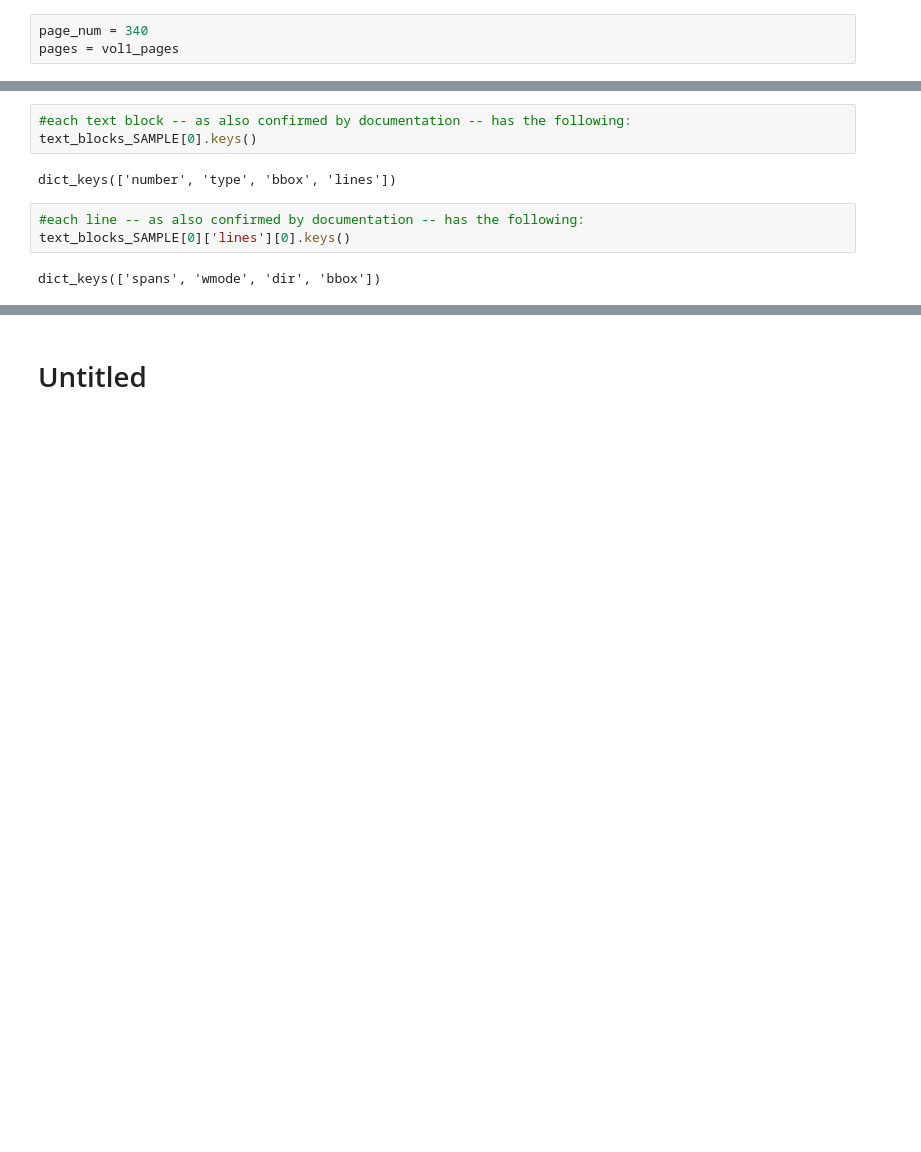
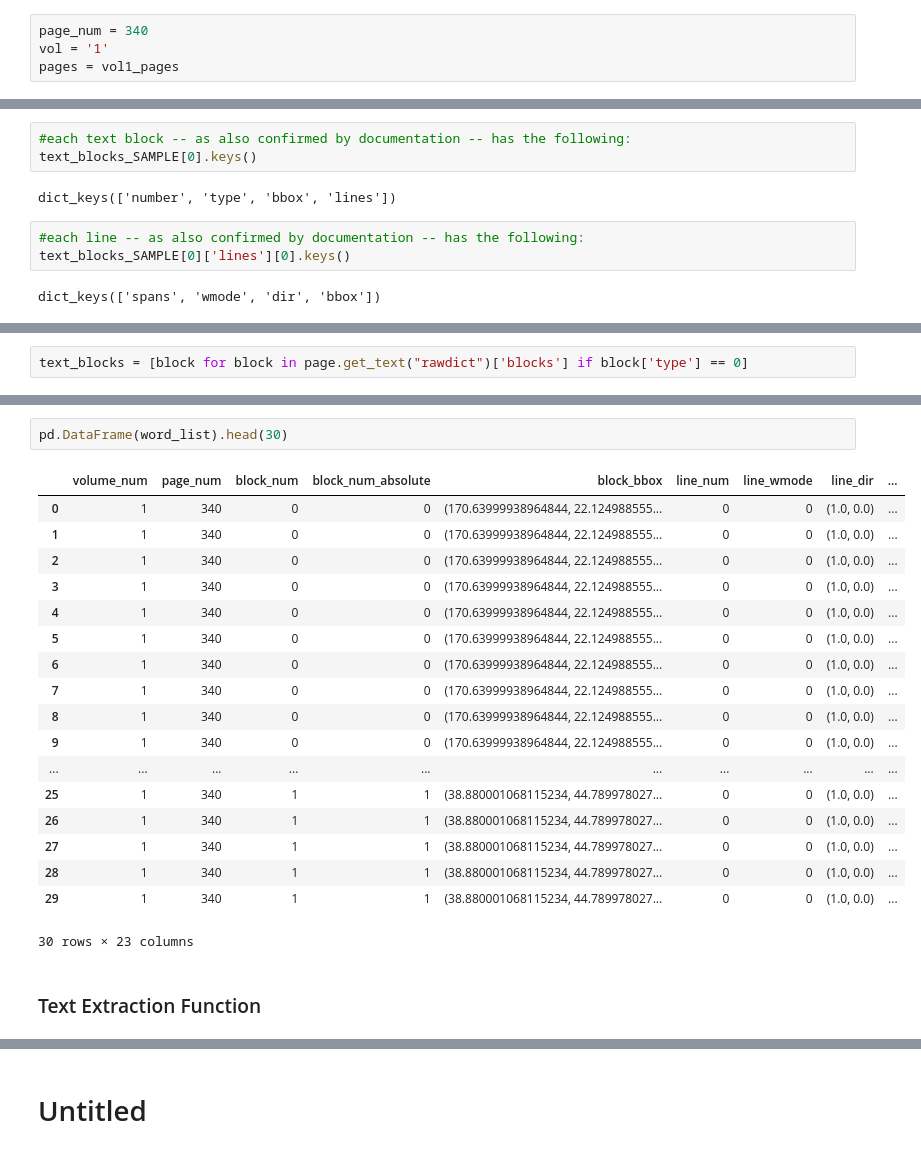
Before and after one commit to shidedh/UpdateFlora, a Jupyter notebook: pre_code/fitz_to_pandas.ipynb, the cells around one changed output, grey strips where cells are left out. Drawn from its saved outputs; the diff is of its cells as text; blank space fills up the shorter version.

Commit message:
getting df from rawdict with each word completed

```diff
--- a/pre_code/fitz_to_pandas.ipynb
+++ b/pre_code/fitz_to_pandas.ipynb
@@ -25,6 +26,7 @@ mat = fitz.Matrix(TARGET_DPI/ 72, TARGET_DPI/ 72)
 ### initialize sample page_num and book
 # %%
 page_num = 340
+vol = '1'
 pages = vol1_pages
 # %%
 page = pages[page_num]
@@ -114,0 +143,2 @@ dict_keys(['size', 'flags', 'font', 'color', 'ascender', 'descender', 'text', 'o
+# %%
+text_blocks = [block for block in page.get_text("rawdict")['blocks'] if block['type'] == 0]
@@ -114,0 +228,23 @@ dict_keys(['size', 'flags', 'font', 'color', 'ascender', 'descender', 'text', 'o
+# %%
+pd.DataFrame(word_list).head(30)
+# %% [output]
+|  | volume_num | page_num | block_num | block_num_absolute | block_bbox | line_num | line_wmode | line_dir | ... |
+| 0 | 1 | 340 | 0 | 0 | (170.63999938964844, 22.124988555... | 0 | 0 | (1.0, 0.0) | ... |
+| 1 | 1 | 340 | 0 | 0 | (170.63999938964844, 22.124988555... | 0 | 0 | (1.0, 0.0) | ... |
+| 2 | 1 | 340 | 0 | 0 | (170.63999938964844, 22.124988555... | 0 | 0 | (1.0, 0.0) | ... |
+| 3 | 1 | 340 | 0 | 0 | (170.63999938964844, 22.124988555... | 0 | 0 | (1.0, 0.0) | ... |
+| 4 | 1 | 340 | 0 | 0 | (170.63999938964844, 22.124988555... | 0 | 0 | (1.0, 0.0) | ... |
+| 5 | 1 | 340 | 0 | 0 | (170.63999938964844, 22.124988555... | 0 | 0 | (1.0, 0.0) | ... |
+| 6 | 1 | 340 | 0 | 0 | (170.63999938964844, 22.124988555... | 0 | 0 | (1.0, 0.0) | ... |
+| 7 | 1 | 340 | 0 | 0 | (170.63999938964844, 22.124988555... | 0 | 0 | (1.0, 0.0) | ... |
+| 8 | 1 | 340 | 0 | 0 | (170.63999938964844, 22.124988555... | 0 | 0 | (1.0, 0.0) | ... |
+| 9 | 1 | 340 | 0 | 0 | (170.63999938964844, 22.124988555... | 0 | 0 | (1.0, 0.0) | ... |
+| ... | ... | ... | ... | ... | ... | ... | ... | ... | ... |
+| 25 | 1 | 340 | 1 | 1 | (38.880001068115234, 44.789978027... | 0 | 0 | (1.0, 0.0) | ... |
+| 26 | 1 | 340 | 1 | 1 | (38.880001068115234, 44.789978027... | 0 | 0 | (1.0, 0.0) | ... |
+| 27 | 1 | 340 | 1 | 1 | (38.880001068115234, 44.789978027... | 0 | 0 | (1.0, 0.0) | ... |
+| 28 | 1 | 340 | 1 | 1 | (38.880001068115234, 44.789978027... | 0 | 0 | (1.0, 0.0) | ... |
+| 29 | 1 | 340 | 1 | 1 | (38.880001068115234, 44.789978027... | 0 | 0 | (1.0, 0.0) | ... |
+30 rows × 23 columns
+# %% [markdown]
+### Text Extraction Function
```
Also changed, not shown: parts of 12 cells of this notebook, 1 other file.
